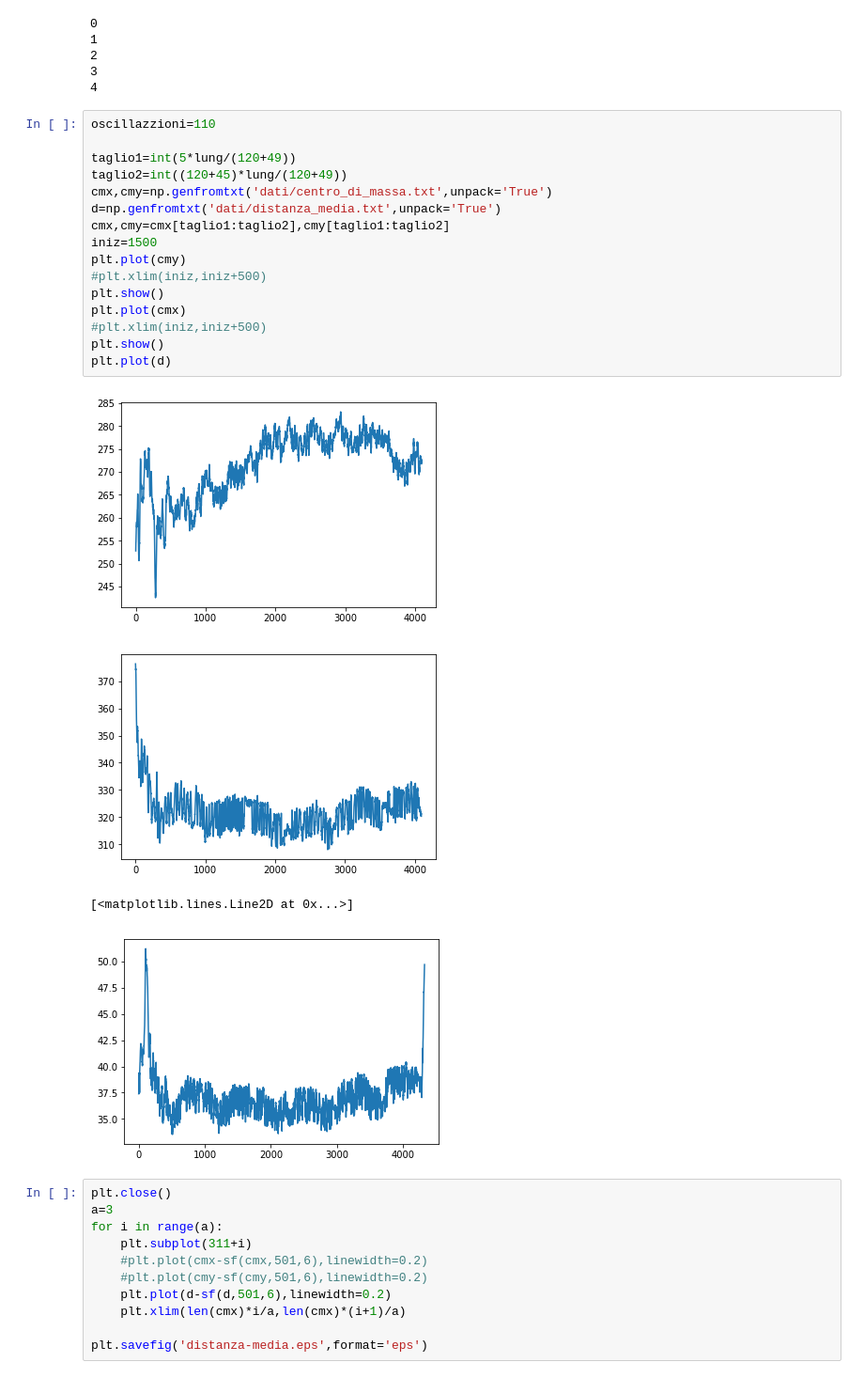
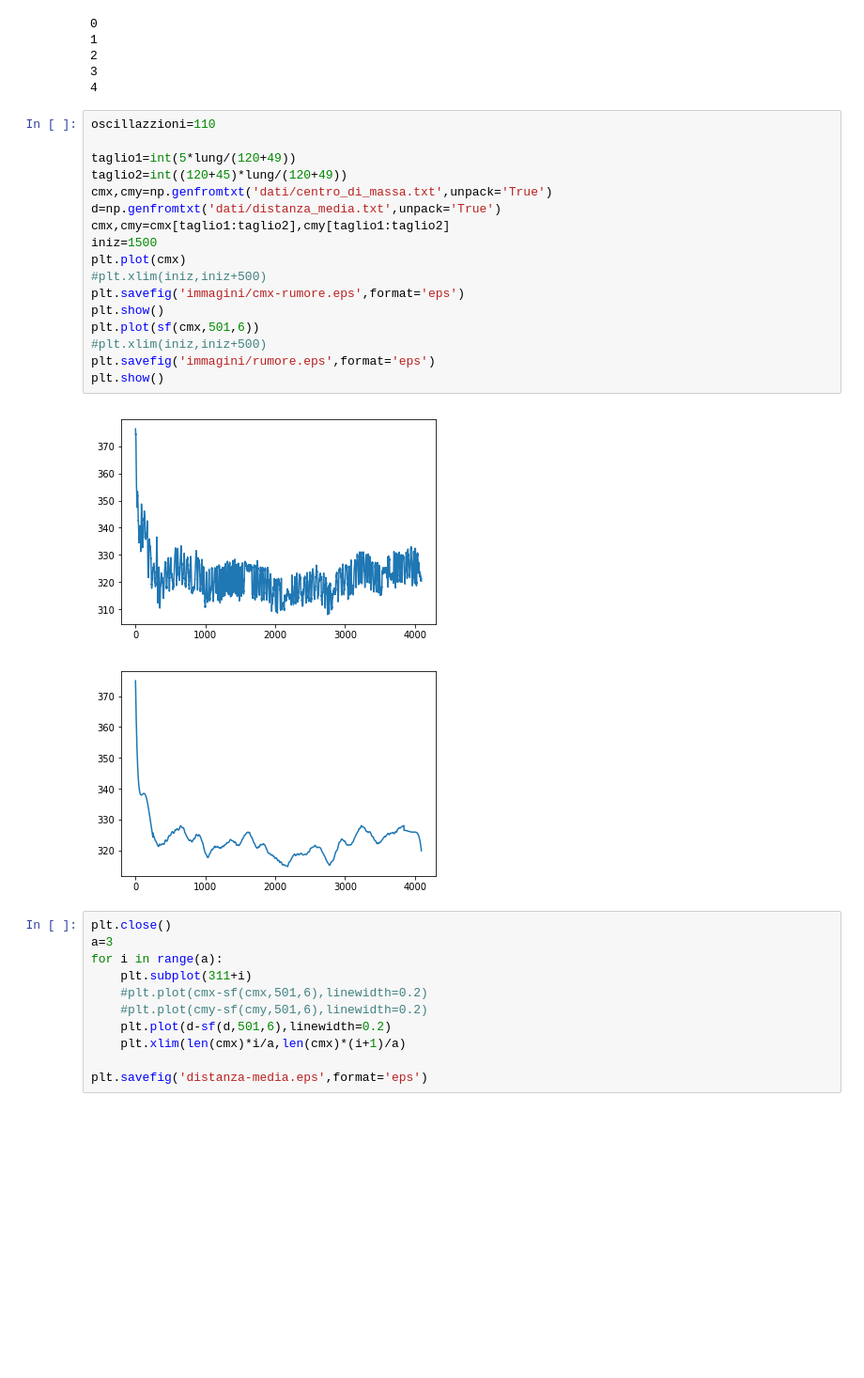
Before and after one commit to Francesco215/Fis-Lab3, a Jupyter notebook: Ottica-2/Interferenza.ipynb, the cells around one changed output. Shown at 94% size. Saved outputs shown, nothing was run; the diff lists cells and outputs as text; blank space fills up the shorter version.

```diff
--- a/Ottica-2/Interferenza.ipynb
+++ b/Ottica-2/Interferenza.ipynb
@@ -86,24 +86,23 @@ f.close()
 # %%
 oscillazzioni=110
 
 taglio1=int(5*lung/(120+49))
 taglio2=int((120+45)*lung/(120+49))
 cmx,cmy=np.genfromtxt('dati/centro_di_massa.txt',unpack='True')
 d=np.genfromtxt('dati/distanza_media.txt',unpack='True')
 cmx,cmy=cmx[taglio1:taglio2],cmy[taglio1:taglio2]
 iniz=1500
-plt.plot(cmy)
-#plt.xlim(iniz,iniz+500)
-plt.show()
 plt.plot(cmx)
 #plt.xlim(iniz,iniz+500)
+plt.savefig('immagini/cmx-rumore.eps',format='eps')
 plt.show()
-plt.plot(d)
+plt.plot(sf(cmx,501,6))
+#plt.xlim(iniz,iniz+500)
+plt.savefig('immagini/rumore.eps',format='eps')
+plt.show()
 # %% [output]
-[figure, old version]
+[figure, new version]
-[figure, old version]
+[figure, new version]
-[<matplotlib.lines.Line2D at 0x...>]
-[figure, removed]
 # %%
 plt.close()
 a=3
```
Also changed, not shown: parts of 2 cells of this notebook, 5 other files.
